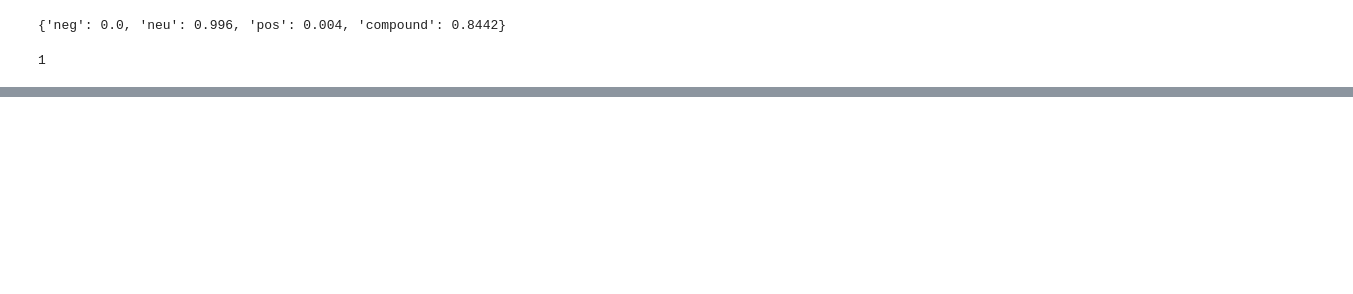
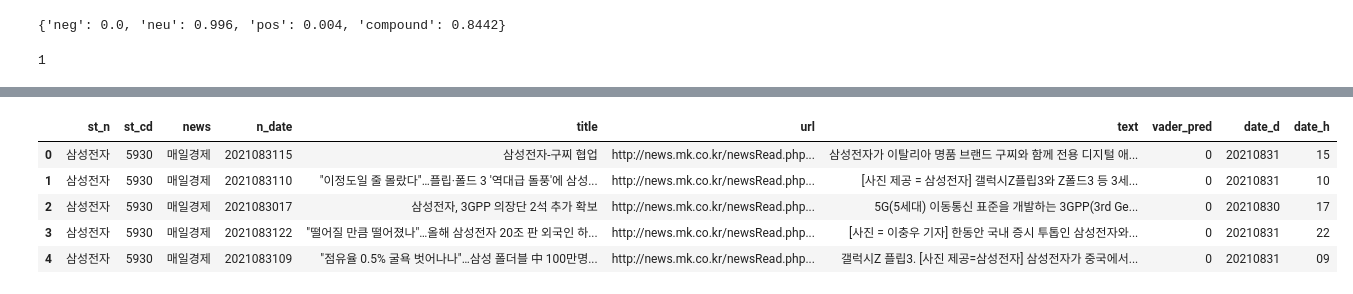
Before and after one commit to chaerui7967/stock_predict_news_and_youtube, a Jupyter notebook: 감성분석/감성분석_초안.ipynb, the cells around one changed output, grey strips where cells are left out. Saved outputs shown, nothing was run; the diff lists cells and outputs as text; code cells hidden in the pictures; blank space fills up the shorter version.

```diff
--- a/감성분석/감성분석_초안.ipynb
+++ b/감성분석/감성분석_초안.ipynb
@@ -138,0 +219,21 @@ review_df.head()
+# %%
+import pymysql
+import pandas
+
+db = pymysql.connect(
+    user='root',
+    passwd='1234',
+    host='3.35.70.166',
+    db='proj',
+    charset = 'utf8'
+)
+
+cursor = db.cursor(pymysql.cursors.DictCursor)
+
+sql = "select * from news_craw where n_date"
+cursor.execute(sql)
+
+result = cursor.fetchall()
+
+# 데이터 프레임으로 변경
+df = pandas.DataFrame(result)
@@ -181,0 +350,9 @@ get_sentiment(a, 0.1)
+# %%
+df_1.head()
+# %% [output]
+|  | st_n | st_cd | news | n_date | title | url | text | vader_pred | date_d | date_h |
+| 0 | 삼성전자 | 5930 | 매일경제 | 2021083115 | 삼성전자-구찌 협업 | http://news.mk.co.kr/newsRead.php... | 삼성전자가 이탈리아 명품 브랜드 구찌와 함께 전용 디지털 애... | 0 | 20210831 | 15 |
+| 1 | 삼성전자 | 5930 | 매일경제 | 2021083110 | "이정도일 줄 몰랐다"…플립·폴드 3 '역대급 돌풍'에 삼성... | http://news.mk.co.kr/newsRead.php... | [사진 제공 = 삼성전자] 갤럭시Z플립3와 Z폴드3 등 3세... | 0 | 20210831 | 10 |
+| 2 | 삼성전자 | 5930 | 매일경제 | 2021083017 | 삼성전자, 3GPP 의장단 2석 추가 확보 | http://news.mk.co.kr/newsRead.php... | 5G(5세대) 이동통신 표준을 개발하는 3GPP(3rd Ge... | 0 | 20210830 | 17 |
+| 3 | 삼성전자 | 5930 | 매일경제 | 2021083122 | "떨어질 만큼 떨어졌나"…올해 삼성전자 20조 판 외국인 하... | http://news.mk.co.kr/newsRead.php... | [사진 = 이충우 기자] 한동안 국내 증시 투톱인 삼성전자와... | 0 | 20210831 | 22 |
+| 4 | 삼성전자 | 5930 | 매일경제 | 2021083109 | "점유율 0.5% 굴욕 벗어나나"…삼성 폴더블 中 100만명... | http://news.mk.co.kr/newsRead.php... | 갤럭시Z 플립3. [사진 제공=삼성전자] 삼성전자가 중국에서... | 0 | 20210831 | 09 |
```
Also changed, not shown: parts of 62 cells of this notebook, 2 other files.
